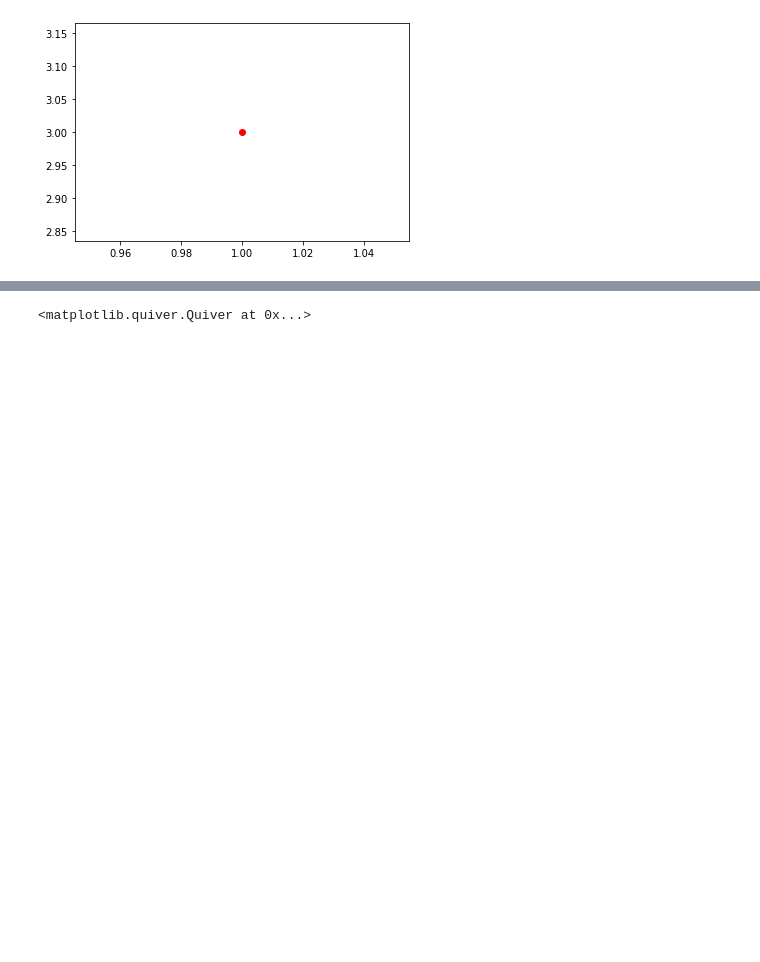
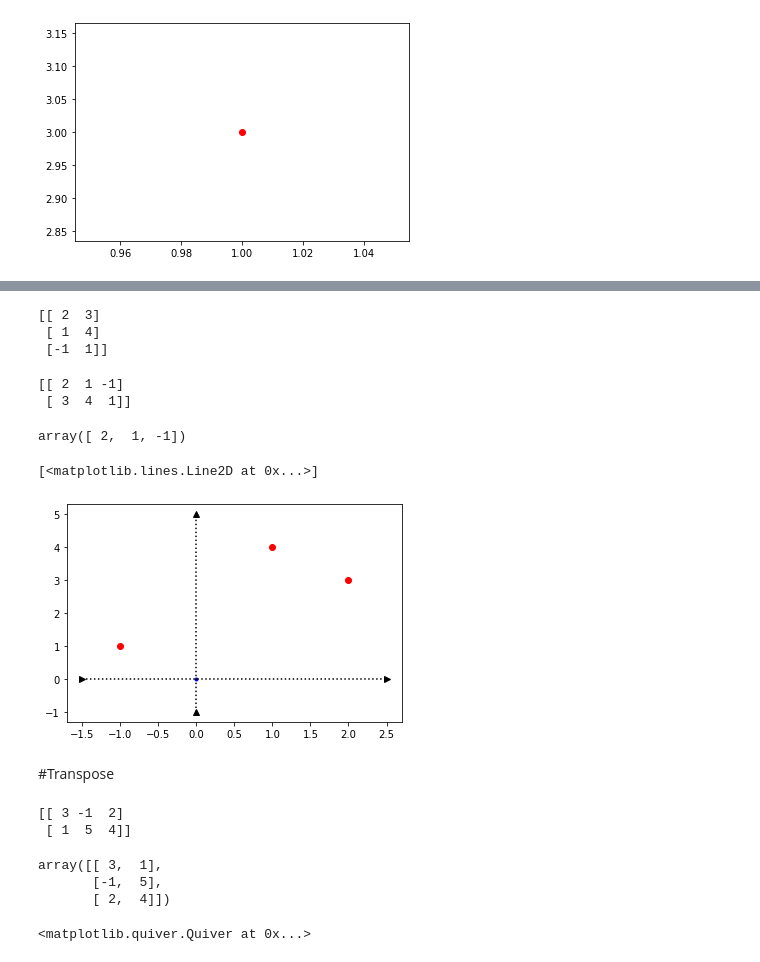
Before and after one commit to naruemonssp/Mmultivariate, a Jupyter notebook: MVA.ipynb, the cells around one changed output, grey strips where cells are left out. Cells and saved outputs as stored; diff of their text form; code cells hidden in the pictures; blank space fills up the shorter version.

```diff
--- a/MVA.ipynb
+++ b/MVA.ipynb
@@ -37,3 +54,42 @@ plt.plot(vector_b[0,0],vector_b[1,0],'or')
+# %%
+matrix_d = np.array([[2,3],[1,4],[-1,1]])
+print(matrix_d)
+# %% [output]
+[[ 2  3]
+ [ 1  4]
+ [-1  1]]
+# %%
+matrix_d = matrix_d.T
+print(matrix_d)
+# %% [output]
+[[ 2  1 -1]
+ [ 3  4  1]]
+# %%
+matrix_d[0,:]
+# %% [output]
+array([ 2,  1, -1])
+# %%
+plt.plot(matrix_d[0,:],matrix_d[1,:], 'or') ## plot(ค่าX, ค่าy, หน้าตาของจุด)
+plt.plot(0,0, '.b')
+plt.plot([0,0],[-1,5],'^:k')
+plt.plot([-1.5,2.5],[0,0],'>:k')
+# %% [output]
+[<matplotlib.lines.Line2D at 0x...>]
+[figure, added]
+# %% [markdown]
+#Transpose
+# %%
+A = np.array([[3,-1,2],[1,5,4]])
+print(A)
+# %% [output]
+[[ 3 -1  2]
+ [ 1  5  4]]
+# %%
+A.T
+# %% [output]
+array([[ 3,  1],
+       [-1,  5],
+       [ 2,  4]])
 # %%
 plt.quiver(vector_b[0,0],vector_b[1,0])
 # %% [output]
```
Also changed, not shown: parts of 18 cells of this notebook.
